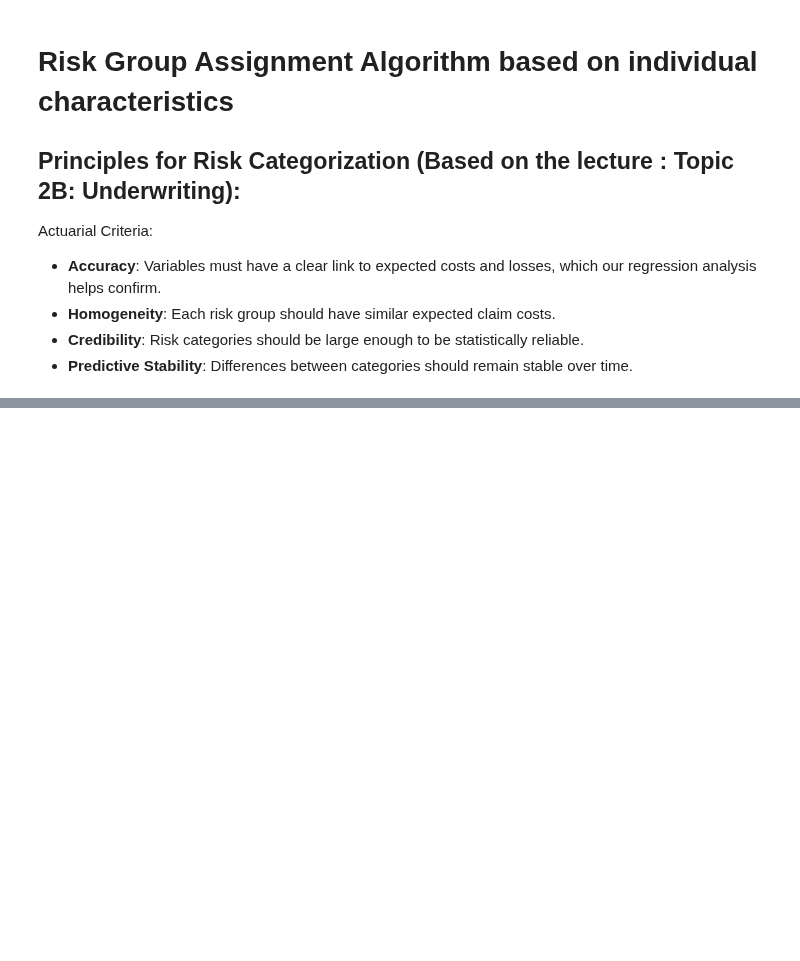
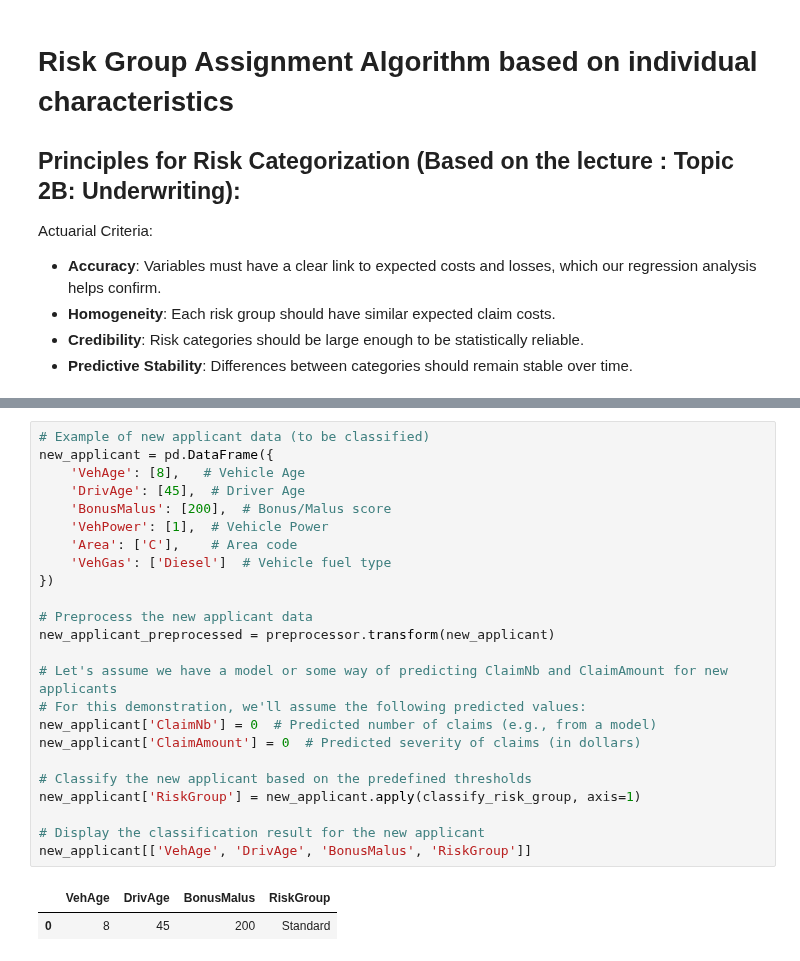
Before and after one commit to ThomasDeConinck/Assurance-Code-Python, a Jupyter notebook: assurances Code Python Case.ipynb, the cells around one changed output, grey strips where cells are left out. Drawn from its saved outputs; the diff is of its cells as text; blank space fills up the shorter version.

```diff
--- a/assurances Code Python Case.ipynb
+++ b/assurances Code Python Case.ipynb
@@ -545,0 +689,27 @@ Actuarial Criteria:
+# %%
+# Example of new applicant data (to be classified)
+new_applicant = pd.DataFrame({
+    'VehAge': [8],   # Vehicle Age
+    'DrivAge': [45],  # Driver Age
+    'BonusMalus': [200],  # Bonus/Malus score
+    'VehPower': [1],  # Vehicle Power
+    'Area': ['C'],    # Area code
+    'VehGas': ['Diesel']  # Vehicle fuel type
+})
+
+# Preprocess the new applicant data
+new_applicant_preprocessed = preprocessor.transform(new_applicant)
+
+# Let's assume we have a model or some way of predicting ClaimNb and ClaimAmount for new applicants
+# For this demonstration, we'll assume the following predicted values:
+new_applicant['ClaimNb'] = 0  # Predicted number of claims (e.g., from a model)
+new_applicant['ClaimAmount'] = 0  # Predicted severity of claims (in dollars)
+
+# Classify the new applicant based on the predefined thresholds
+new_applicant['RiskGroup'] = new_applicant.apply(classify_risk_group, axis=1)
+
+# Display the classification result for the new applicant
+new_applicant[['VehAge', 'DrivAge', 'BonusMalus', 'RiskGroup']]
+# %% [output]
+|  | VehAge | DrivAge | BonusMalus | RiskGroup |
+| 0 | 8 | 45 | 200 | Standard |
```
Also changed, not shown: parts of 4 cells of this notebook.
